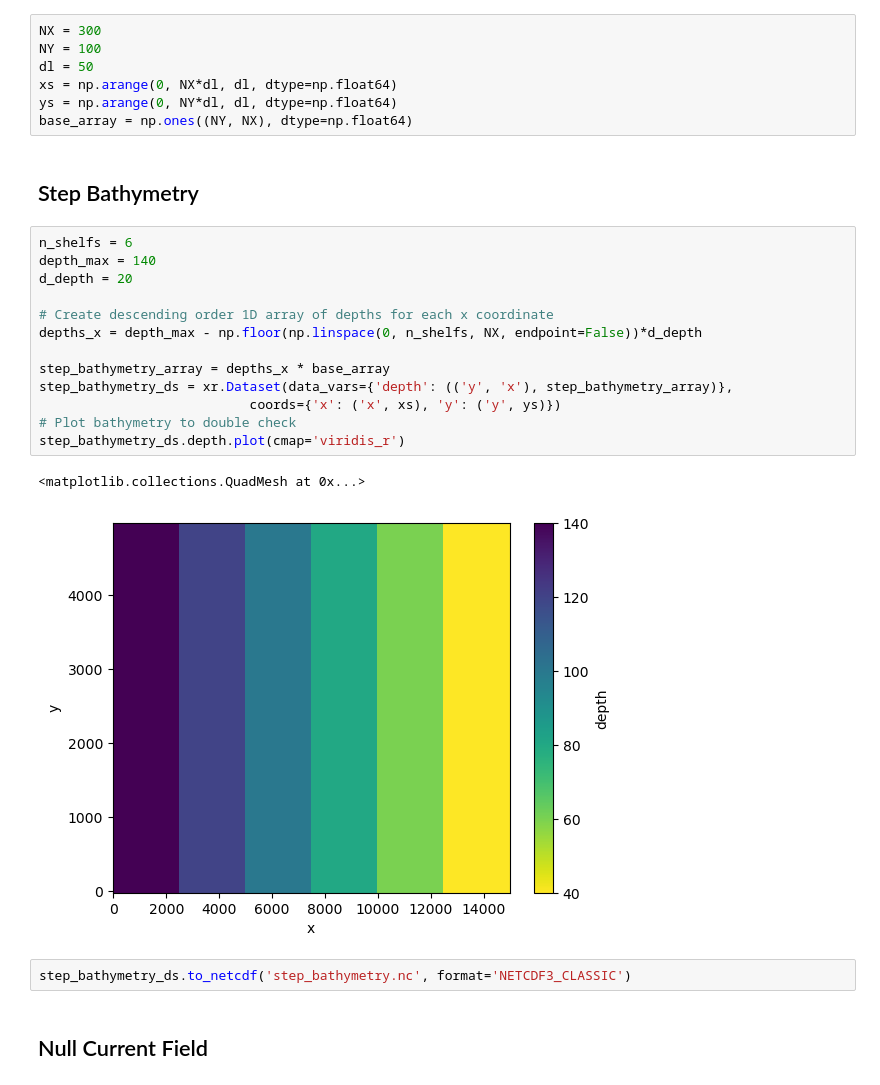
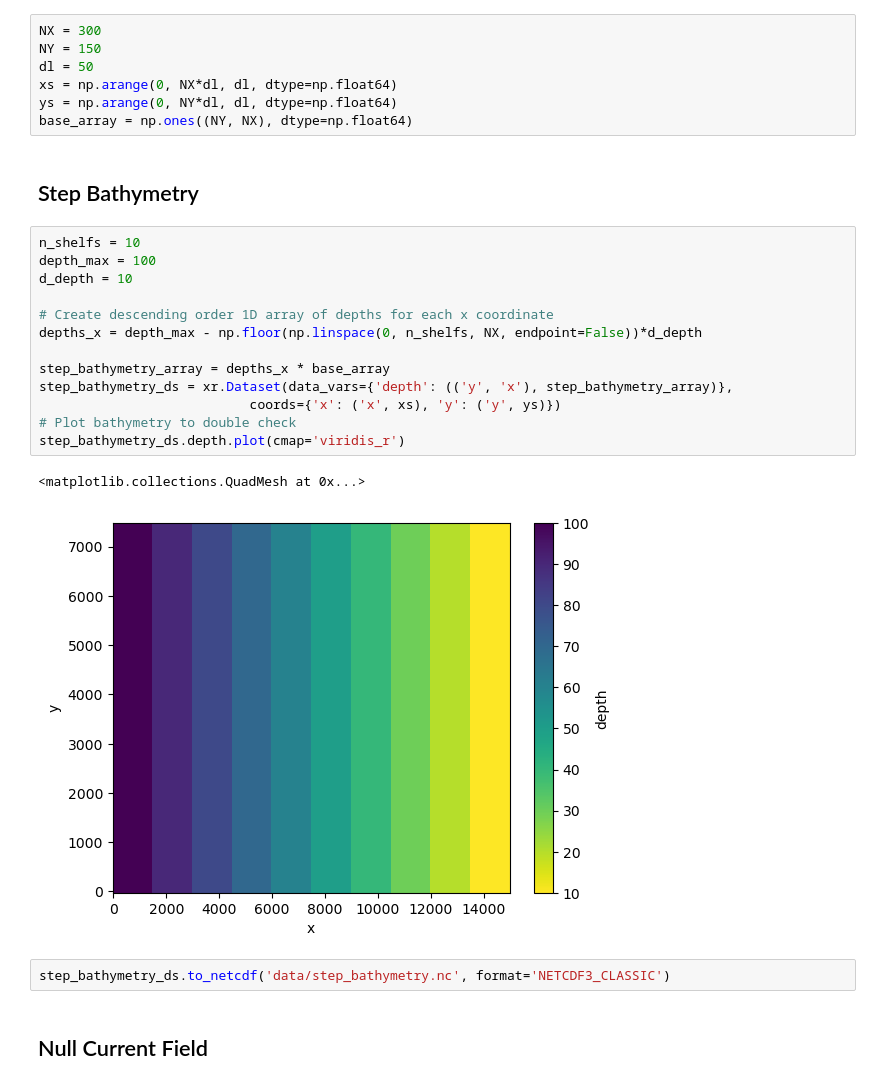
Before and after one commit to mines-oceanography/mantaray, a Jupyter notebook: notebooks/theoretical_comparison/data_generation.ipynb, the cells around one changed output. Cells and saved outputs as stored; diff of their text form.

Commit message:
Updates data_generation.ipynb to mimic other ray trace package examples

```diff
--- a/notebooks/theoretical_comparison/data_generation.ipynb
+++ b/notebooks/theoretical_comparison/data_generation.ipynb
@@ -8,7 +8,7 @@ import xarray as xr
 import matplotlib.pyplot as plt
 # %%
 NX = 300
-NY = 100
+NY = 150
 dl = 50
 xs = np.arange(0, NX*dl, dl, dtype=np.float64)
 ys = np.arange(0, NY*dl, dl, dtype=np.float64)
@@ -16,23 +16,23 @@ base_array = np.ones((NY, NX), dtype=np.float64)
 # %% [markdown]
 ## Step Bathymetry
 # %%
-n_shelfs = 6
-depth_max = 140
-d_depth = 20
+n_shelfs = 10
+depth_max = 100
+d_depth = 10
 
 # Create descending order 1D array of depths for each x coordinate
 depths_x = depth_max - np.floor(np.linspace(0, n_shelfs, NX, endpoint=False))*d_depth
 
 step_bathymetry_array = depths_x * base_array
 step_bathymetry_ds = xr.Dataset(data_vars={'depth': (('y', 'x'), step_bathymetry_array)},
                            coords={'x': ('x', xs), 'y': ('y', ys)})
 # Plot bathymetry to double check
 step_bathymetry_ds.depth.plot(cmap='viridis_r')
 # %% [output]
 <matplotlib.collections.QuadMesh at 0x...>
-[figure, old version]
+[figure, new version]
 # %%
-step_bathymetry_ds.to_netcdf('step_bathymetry.nc', format='NETCDF3_CLASSIC')
+step_bathymetry_ds.to_netcdf('data/step_bathymetry.nc', format='NETCDF3_CLASSIC')
 # %% [markdown]
 ## Null Current Field
 # %%
```
Also changed, not shown: parts of 6 cells of this notebook.
